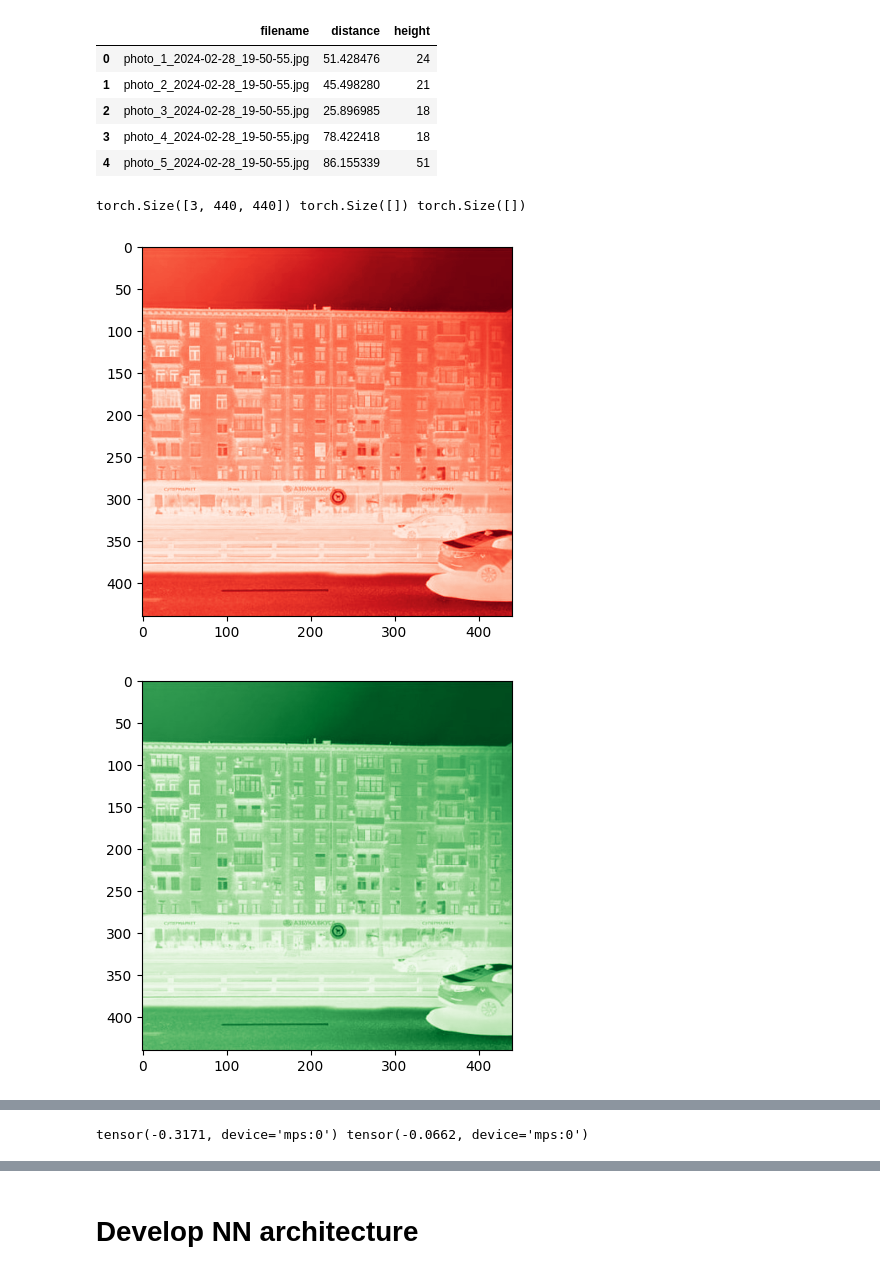
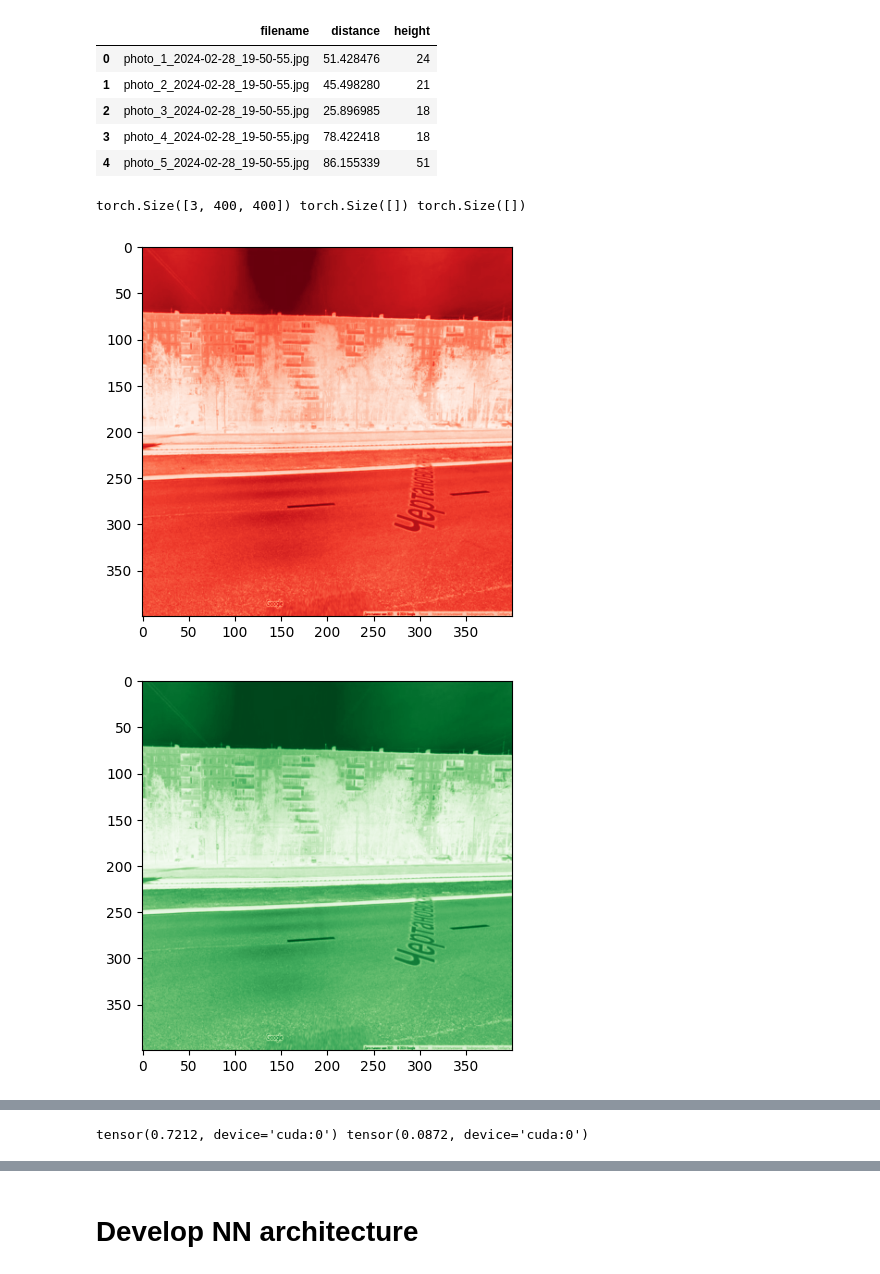
Before and after one commit to zibestr/Competition, a Jupyter notebook: model.ipynb, the cells around one changed output, grey strips where cells are left out. Cells and saved outputs as stored; diff of their text form; code cells hidden in the pictures.

Commit message:
Changed picture normalization and added train_test_split.

```diff
--- a/model.ipynb
+++ b/model.ipynb
@@ -23,8 +25,8 @@ Using mps device
 # %% [markdown]
 # Prepare dataset
 # %%
-train_df = pd.read_csv("data/train/train.csv")
-train_df.head(5)
+df = pd.read_csv("data/train/train.csv")
+df.head(5)
 # %% [output]
 |  | filename | building | camera | height |
 | 0 | photo_1_2024-02-28_19-50-55.jpg | 55.83374598606761, 37.4863818073886 | 55.83355618950865, 37.48563078891009 | 24 |
@@ -76,9 +78,9 @@ class CoordinatesTransformPipeline:
             )
         return pd.Series(result)
 # %%
-transformer = CoordinatesTransformPipeline(train_df)
-train_df = transformer.transform()
-train_df.head(5)
+transformer = CoordinatesTransformPipeline(df)
+df = transformer.transform()
+df.head(5)
 # %% [output]
 |  | filename | distance | height |
 | 0 | photo_1_2024-02-28_19-50-55.jpg | 51.428476 | 24 |
@@ -92,7 +94,7 @@ class BuildingDataset(torch.utils.data.Dataset):
     Torch dataset
 
     Returns tuple of form: tensor_image, tensor_dist, tensor_y
-    (resize image to 440x440 pixels)
+    (resize image to 400x400 pixels)
 
     - tensor_image is image of shape (n_channels, height, width),
     - tensor_dist is distance between camera and building in meters,
@@ -112,9 +114,11 @@ class BuildingDataset(torch.utils.data.Dataset):
         return len(self.df)
 
     @staticmethod
-    def image2tensor(pic: Image, device: str = None) -> torch.Tensor:
-        img = torch.as_tensor(np.array(pic, copy=True), device=device, dtype=torch.float32)
-        img = img.view(pic.size[1], pic.size[0], 3)
+    def image2tensor(pic: Image, size: tuple[int, int], device: str = None,) -> torch.Tensor:
+        # картинка приводится к размеру 400*400, величина каждого пикселя делится на 255
+        img = v2.Resize(size)(pic)
+        img = torch.as_tensor(np.array(img, copy=True), device=device, dtype=torch.float32) / 255
+        img = img.view(size[1], size[0], 3)
         # put it from HWC to CHW format
         img = img.permute((2, 0, 1))
         return img
@@ -127,6 +131,7 @@ class BuildingDataset(torch.utils.data.Dataset):
             self.normalize_params["mean"] = data.mean()
             self.normalize_params["std"] = data.std()
 
+        # z-нормализация
         data = (data - self.normalize_params["mean"]) / self.normalize_params["std"]
         return data
 
@@ -135,19 +140,23 @@ class BuildingDataset(torch.utils.data.Dataset):
                                              torch.Tensor]:
         filename = f"{self.folder}/{self.df['filename'].iloc[key]}"
 
-        return (self.image2tensor(Image.open(filename), device=device)[:,:-160,130:-350],
+        return (self.image2tensor(Image.open(filename), size=(400, 400), device=device),
                 torch.tensor(self.df["distance"].iloc[key], device=device, dtype=torch.float32),
                 torch.tensor(self.df["height"].iloc[key], device=device, dtype=torch.float32))
 # %%
-dataset = BuildingDataset("data/train", train_df)
-for image, x, y in dataset:
+train_df, test_df, y_train_df, y_test_df = train_test_split(df.loc[:, :'distance'], df.loc[:, 'height'], test_size=0.2)
+train_df = train_df.assign(height=y_train_df)
+test_df = test_df.assign(height=y_test_df)
+train_dataset = BuildingDataset("data/train", train_df)
+test_dataset = BuildingDataset("data/train", test_df)
+for image, x, y in test_dataset:
     print(image.shape, x.shape, y.shape)
     for channel, cm in zip(image, ["Reds", "Greens", "Blues"]):
         plt.imshow(channel.to("cpu"), cmap=cm)
         plt.show()
     print(x, y)
     break
 # %% [output]
-torch.Size([3, 440, 440]) torch.Size([]) torch.Size([])
+torch.Size([3, 400, 400]) torch.Size([]) torch.Size([])
-[figure, old version]
+[figure, new version]
-[figure, old version]
+[figure, new version]
@@ -155,2 +164,2 @@ torch.Size([3, 440, 440]) torch.Size([]) torch.Size([])
-tensor(-0.3171, device='mps:0') tensor(-0.0662, device='mps:0')
+tensor(0.7212, device='cuda:0') tensor(0.0872, device='cuda:0')
 # %%
```
Also changed, not shown: parts of 21 cells of this notebook, 5 other files.
